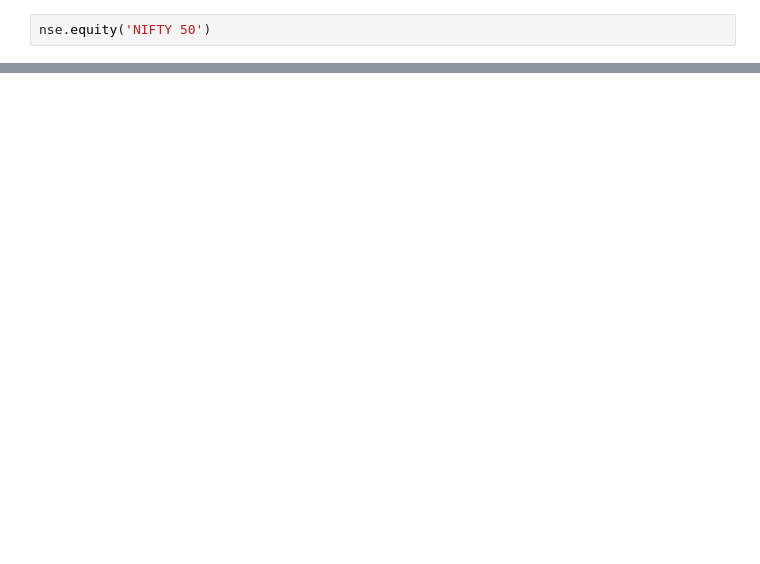
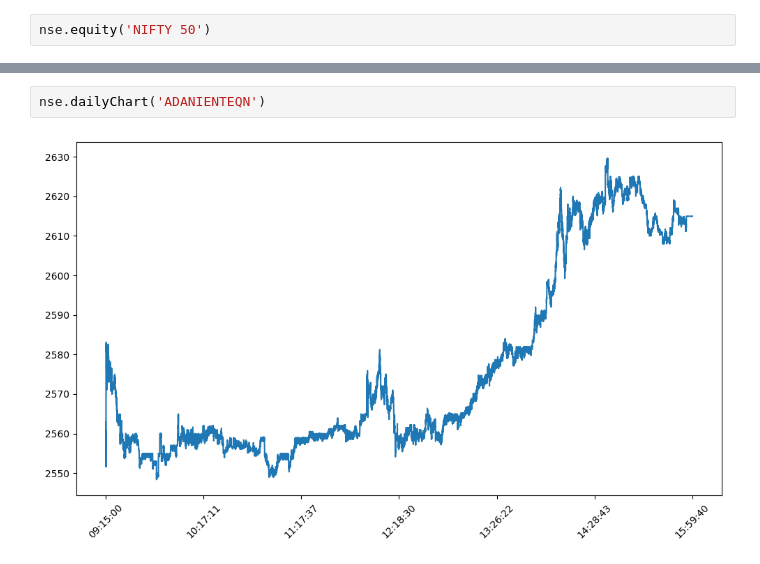
Before and after one commit to RoshanAli339/WebScraper, a Jupyter notebook: NSE.ipynb, the cells around one changed output, grey strips where cells are left out. Drawn from its saved outputs; the diff is of its cells as text; blank space fills up the shorter version.

```diff
--- a/NSE.ipynb
+++ b/NSE.ipynb
@@ -54,0 +77,4 @@ display(HTML(df.to_html(index=False)))
+# %%
+nse.dailyChart('ADANIENTEQN')
+# %% [output]
+[figure, added]
```
Also changed, not shown: parts of 5 cells of this notebook, 1 other file.
